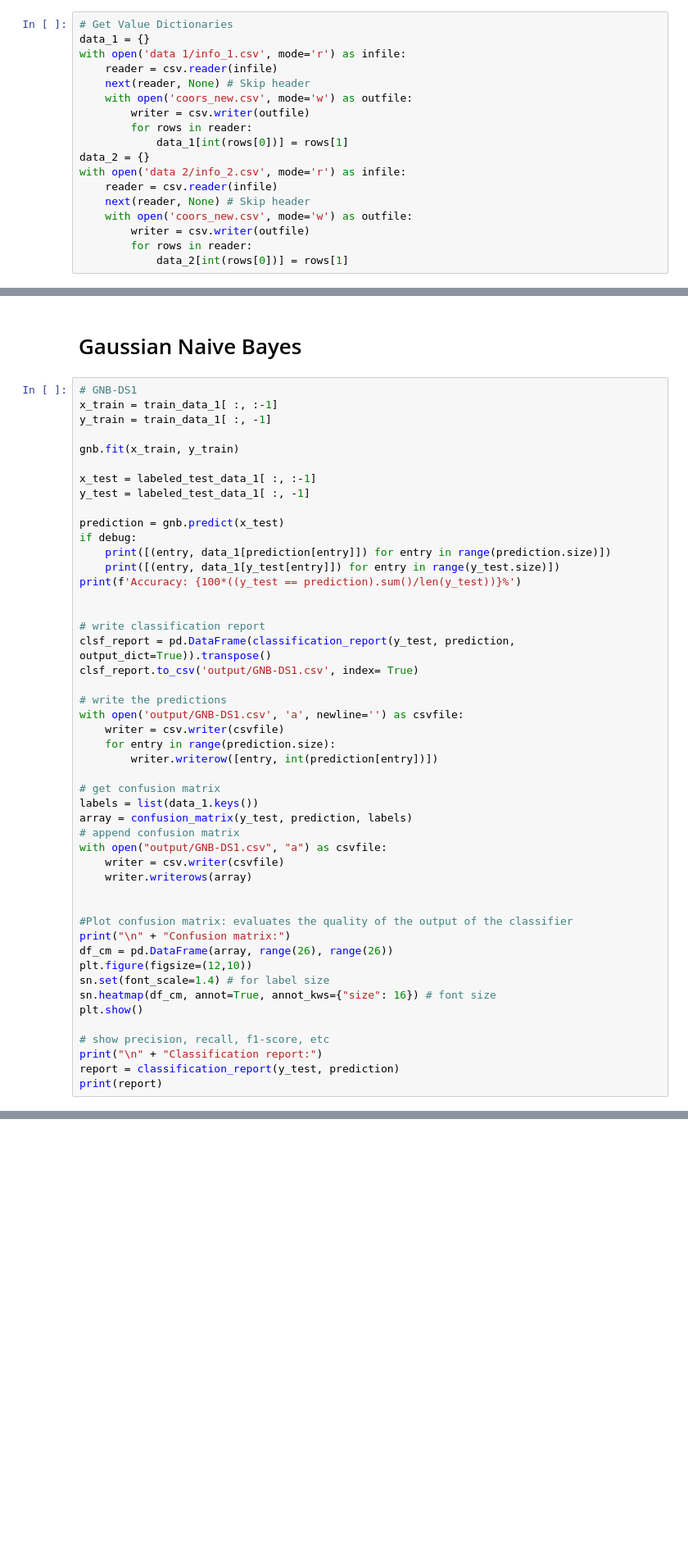
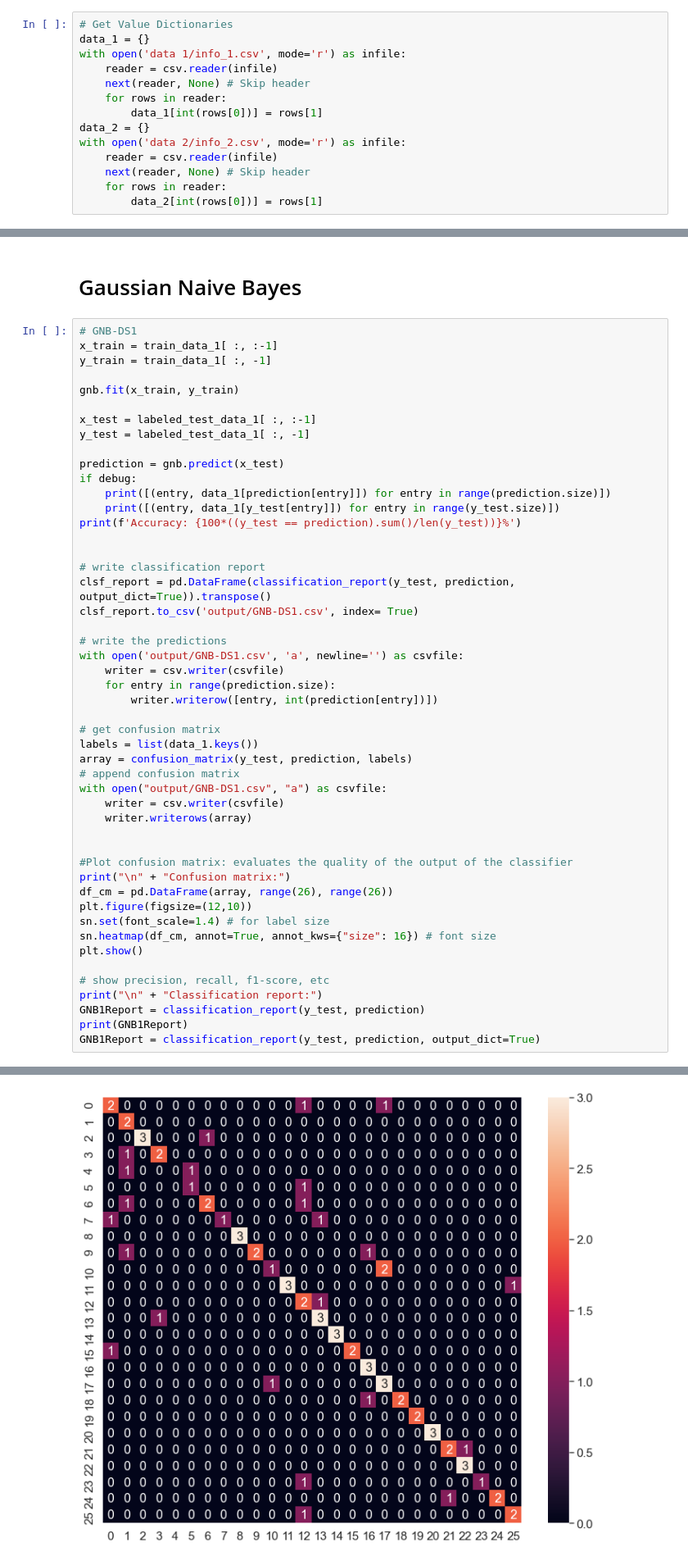
Before and after one commit to BryceHamilton/ML_Workbench, a Jupyter notebook: Assignment 1/MLbench.py.ipynb, the cells around one changed output, grey strips where cells are left out. Shown at 82% size. Cells and saved outputs as stored; diff of their text form; blank space fills up the shorter version.

```diff
--- a/Assignment 1/MLbench.py.ipynb
+++ b/Assignment 1/MLbench.py.ipynb
@@ -47,18 +53,14 @@ data_1 = {}
 with open('data 1/info_1.csv', mode='r') as infile:
     reader = csv.reader(infile)
     next(reader, None) # Skip header
-    with open('coors_new.csv', mode='w') as outfile:
-        writer = csv.writer(outfile)
-        for rows in reader:
-            data_1[int(rows[0])] = rows[1]
+    for rows in reader:
+        data_1[int(rows[0])] = rows[1]
 data_2 = {}
 with open('data 2/info_2.csv', mode='r') as infile:
     reader = csv.reader(infile)
     next(reader, None) # Skip header
-    with open('coors_new.csv', mode='w') as outfile:
-        writer = csv.writer(outfile)
-        for rows in reader:
-            data_2[int(rows[0])] = rows[1]
+    for rows in reader:
+        data_2[int(rows[0])] = rows[1]
 # %% [markdown]
 # Plotting Utility Method
 ### Reusable method to return a scatter plot of frequency distributions for a given data set
@@ -170,7 +173,8 @@ plt.show()
 
 # show precision, recall, f1-score, etc
 print("\n" + "Classification report:")
-report = classification_report(y_test, prediction)
-print(report)
+GNB1Report = classification_report(y_test, prediction)
+print(GNB1Report)
+GNB1Report = classification_report(y_test, prediction, output_dict=True)
 # %% [output]
 Accuracy: 68.75%
@@ -177,3 +197,4 @@ Accuracy: 68.75%
+[figure, added]
 # %%
 # GNB-DS2
 x_train = train_data_2[ :, :-1]
```
Also changed, not shown: parts of 17 cells of this notebook, 12 other files.
